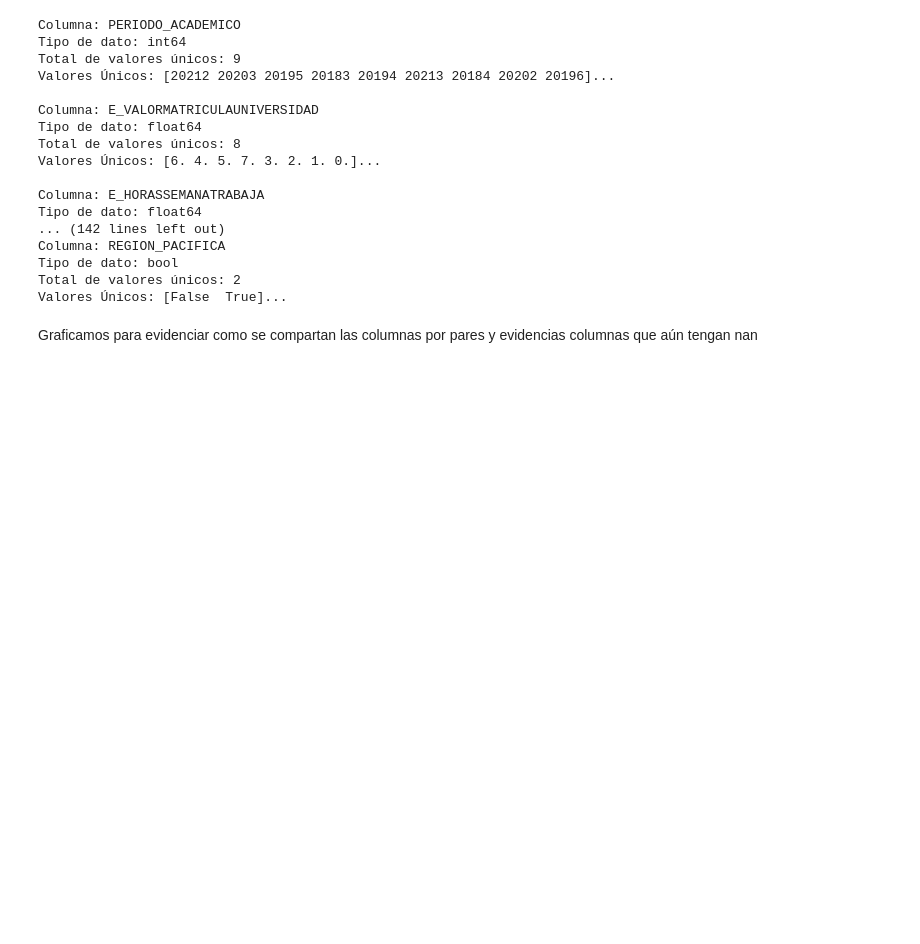
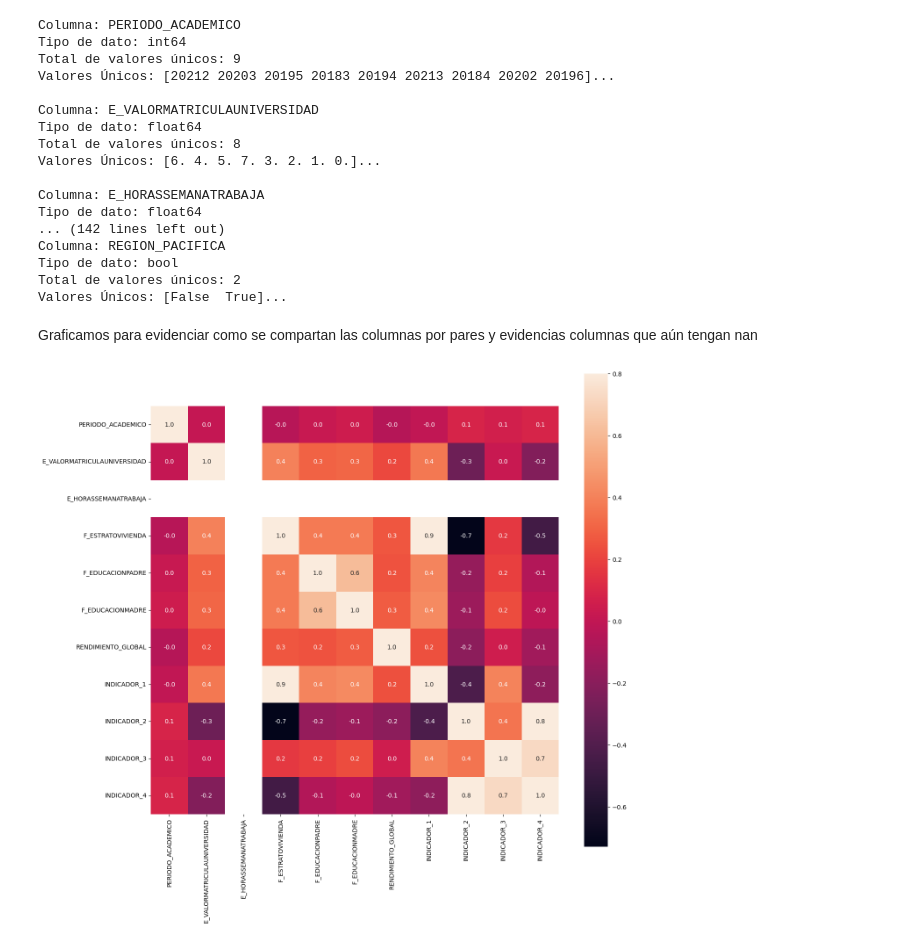
Before and after one commit to Santiagohvilla/Proyecto_IA-2025_2, a Jupyter notebook: 02_preprocesado.ipynb, the cells around one changed output. Drawn from its saved outputs; the diff is of its cells as text; code cells hidden in the pictures; blank space fills up the shorter version.

```diff
--- a/02_preprocesado.ipynb
+++ b/02_preprocesado.ipynb
@@ -544,19 +552,21 @@ Valores Únicos: [False  True]...
 # %% [markdown]
 Graficamos para evidenciar como se compartan las columnas por pares y evidencias columnas que aún tengan nan
 # %%
-df_encoded = formated_df.copy()
+df_encoded = d7.copy()
 
 # Convertir categorías a códigos numéricos en las columnas clave
-for col in ['ESTU_PRGM_ACADEMICO', 'ESTU_PRGM_DEPARTAMENTO', 'RENDIMIENTO_GLOBAL']:
-    df_encoded[col] = df_encoded[col].astype('category').cat.codes
+#for col in ['ESTU_PRGM_ACADEMICO', 'ESTU_PRGM_DEPARTAMENTO', 'RENDIMIENTO_GLOBAL']:
+    #df_encoded[col] = df_encoded[col].astype('category').cat.codes
 
 # Seleccionar solo columnas numéricas para correlación
 numeric_df = df_encoded.select_dtypes(include=[np.number])
 
 # Calcular matriz de correlación solo con datos numéricos
 corrmat = numeric_df.corr()
 
 # Graficar heatmap
 plt.figure(figsize=(15,14))
 sns.heatmap(corrmat, annot=True, vmax=0.8, square=True, fmt=".1f")
 plt.show()
+# %% [output]
+[figure, added]
```
Also changed, not shown: parts of 2 cells of this notebook.
